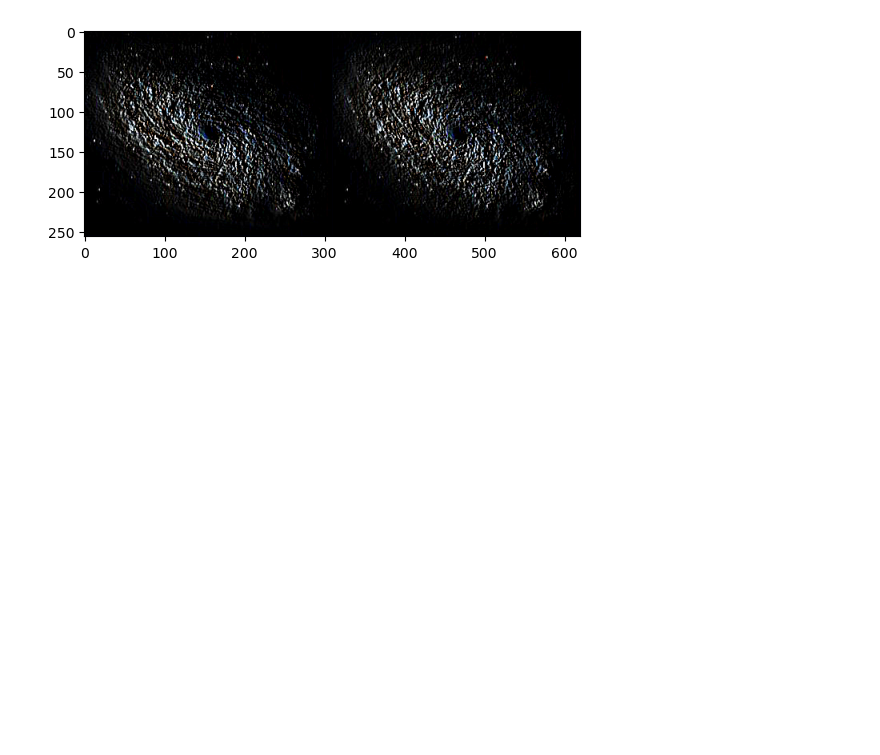
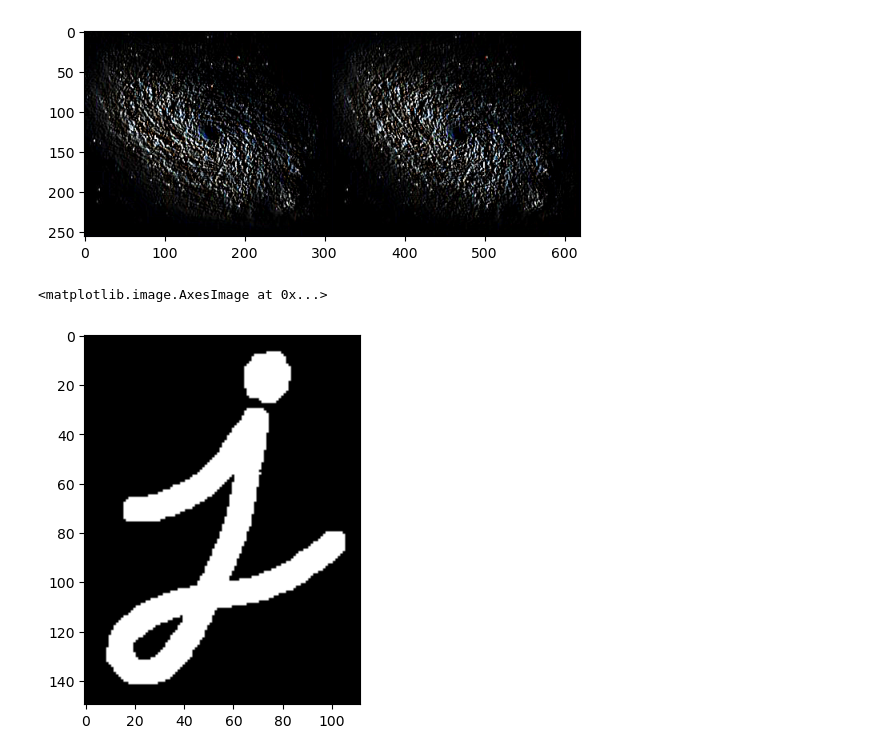
Before and after one commit to AkhmadRamadani/PCVK_GENAP_2023, a Jupyter notebook: UTS.ipynb, the cells around one changed output. Drawn from its saved outputs; the diff is of its cells as text; code cells hidden in the pictures; blank space fills up the shorter version.

```diff
--- a/UTS.ipynb
+++ b/UTS.ipynb
@@ -248,3 +248,32 @@ plt.imshow(img_concat)
 # %% [output]
 <matplotlib.image.AxesImage at 0x...>
 [figure]
+# %%
+img_morphology = cv.imread('Images/j.png')
+img_morphology = cv.cvtColor(img_morphology, cv.COLOR_BGR2GRAY)
+# plt.imshow(img_morphology, cmap='gray')
+# %%
+# dilation function
+def dilation(img, kernel, padding=0):
+    # get image shape
+    img_shape = img.shape
+    # get kernel shape
+    kernel_shape = kernel.shape
+    # get padding size
+    padding_size = padding
+    # create output image
+    output = np.zeros(img_shape)
+    # pad image
+    img = np.pad(img, padding_size, mode='constant', constant_values=0)
+    # iterate over image
+    for i in range(img_shape[0]):
+        for j in range(img_shape[1]):
+            # get max value
+            max_value = 0
+            for k in range(kernel_shape[0]):
+                for l in range(kernel_shape[1]):
+                    if kernel[k, l] == 1:
+                        if img[i + k, j + l] > max_value:
+                            max_value = img[i + k, j + l]
+            output[i, j] = max_value
+    return output
@@ -250,0 +305,16 @@ plt.imshow(img_concat)
+# %%
+cross_kernel = np.array(
+    [
+        [1, 0, 1],
+        [0, 1, 0],
+        [1, 0, 1],
+    ], np.uint8
+)
+img_morph = img_morphology
+
+dilation_img = dilation(img_morph, cross_kernel, padding=1)
+
+plt.imshow(dilation_img, cmap='gray')
+# %% [output]
+<matplotlib.image.AxesImage at 0x...>
+[figure, added]
```
Also changed, not shown: parts of 4 cells of this notebook.
